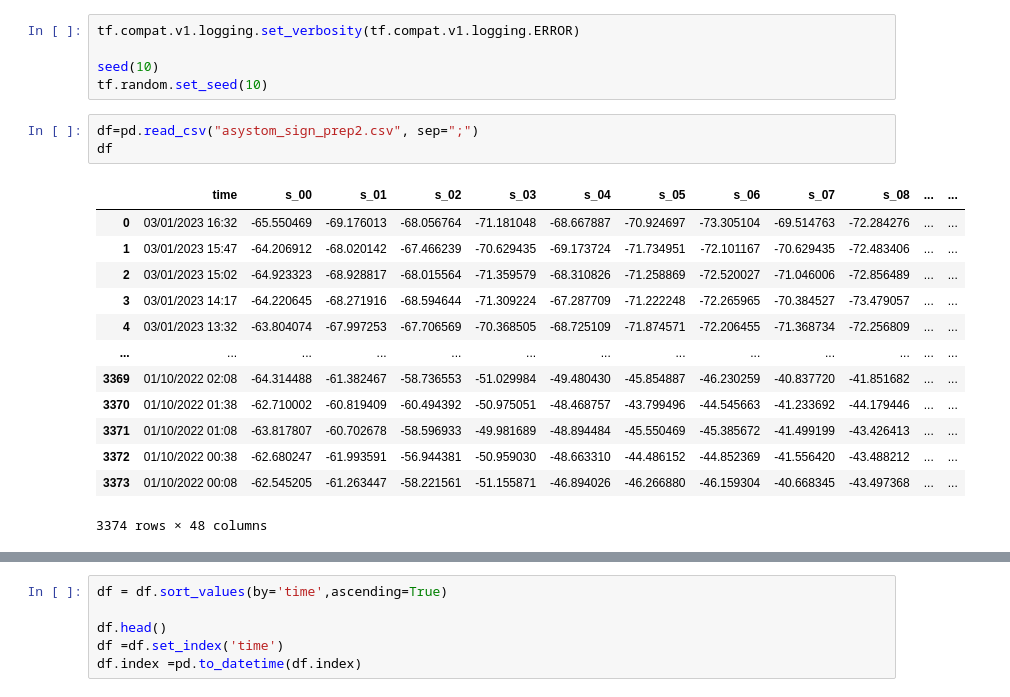
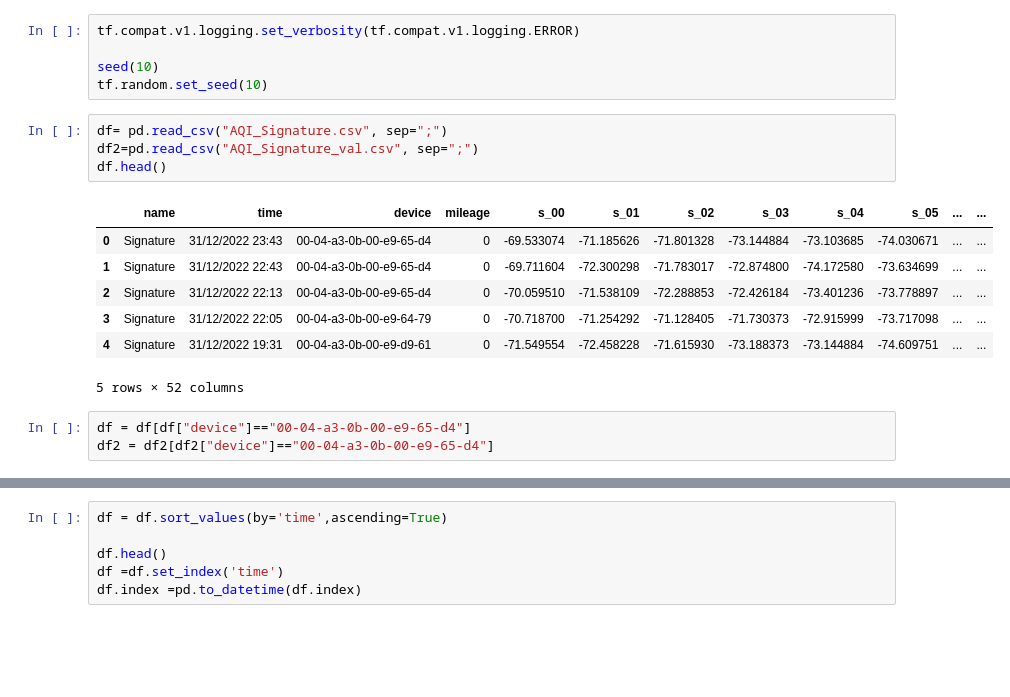
Before and after one commit to GoodAtGoogling/LSTM_beacon, a Jupyter notebook: lstm_jupyter.ipynb, the cells around one changed output, grey strips where cells are left out. Saved outputs shown, nothing was run; the diff lists cells and outputs as text; blank space fills up the shorter version.

```diff
--- a/lstm_jupyter.ipynb
+++ b/lstm_jupyter.ipynb
@@ -22,19 +22,17 @@ tf.compat.v1.logging.set_verbosity(tf.compat.v1.logging.ERROR)
 seed(10)
 tf.random.set_seed(10)
 # %%
-df=pd.read_csv("asystom_sign_prep2.csv", sep=";")
-df
+df= pd.read_csv("AQI_Signature.csv", sep=";")
+df2=pd.read_csv("AQI_Signature_val.csv", sep=";")
+df.head()
 # %% [output]
-|  | time | s_00 | s_01 | s_02 | s_03 | s_04 | s_05 | s_06 | s_07 | s_08 | ... | ... |
-| 0 | 03/01/2023 16:32 | -65.550469 | -69.176013 | -68.056764 | -71.181048 | -68.667887 | -70.924697 | -73.305104 | -69.514763 | -72.284276 | ... | ... |
-| 1 | 03/01/2023 15:47 | -64.206912 | -68.020142 | -67.466239 | -70.629435 | -69.173724 | -71.734951 | -72.101167 | -70.629435 | -72.483406 | ... | ... |
-| 2 | 03/01/2023 15:02 | -64.923323 | -68.928817 | -68.015564 | -71.359579 | -68.310826 | -71.258869 | -72.520027 | -71.046006 | -72.856489 | ... | ... |
-| 3 | 03/01/2023 14:17 | -64.220645 | -68.271916 | -68.594644 | -71.309224 | -67.287709 | -71.222248 | -72.265965 | -70.384527 | -73.479057 | ... | ... |
-| 4 | 03/01/2023 13:32 | -63.804074 | -67.997253 | -67.706569 | -70.368505 | -68.725109 | -71.874571 | -72.206455 | -71.368734 | -72.256809 | ... | ... |
-| ... | ... | ... | ... | ... | ... | ... | ... | ... | ... | ... | ... | ... |
-| 3369 | 01/10/2022 02:08 | -64.314488 | -61.382467 | -58.736553 | -51.029984 | -49.480430 | -45.854887 | -46.230259 | -40.837720 | -41.851682 | ... | ... |
-| 3370 | 01/10/2022 01:38 | -62.710002 | -60.819409 | -60.494392 | -50.975051 | -48.468757 | -43.799496 | -44.545663 | -41.233692 | -44.179446 | ... | ... |
-| 3371 | 01/10/2022 01:08 | -63.817807 | -60.702678 | -58.596933 | -49.981689 | -48.894484 | -45.550469 | -45.385672 | -41.499199 | -43.426413 | ... | ... |
-| 3372 | 01/10/2022 00:38 | -62.680247 | -61.993591 | -56.944381 | -50.959030 | -48.663310 | -44.486152 | -44.852369 | -41.556420 | -43.488212 | ... | ... |
-| 3373 | 01/10/2022 00:08 | -62.545205 | -61.263447 | -58.221561 | -51.155871 | -46.894026 | -46.266880 | -46.159304 | -40.668345 | -43.497368 | ... | ... |
+|  | name | time | device | mileage | s_00 | s_01 | s_02 | s_03 | s_04 | s_05 | ... | ... |
+| 0 | Signature | 31/12/2022 23:43 | 00-04-a3-0b-00-e9-65-d4 | 0 | -69.533074 | -71.185626 | -71.801328 | -73.144884 | -73.103685 | -74.030671 | ... | ... |
+| 1 | Signature | 31/12/2022 22:43 | 00-04-a3-0b-00-e9-65-d4 | 0 | -69.711604 | -72.300298 | -71.783017 | -72.874800 | -74.172580 | -73.634699 | ... | ... |
+| 2 | Signature | 31/12/2022 22:13 | 00-04-a3-0b-00-e9-65-d4 | 0 | -70.059510 | -71.538109 | -72.288853 | -72.426184 | -73.401236 | -73.778897 | ... | ... |
+| 3 | Signature | 31/12/2022 22:05 | 00-04-a3-0b-00-e9-64-79 | 0 | -70.718700 | -71.254292 | -71.128405 | -71.730373 | -72.915999 | -73.717098 | ... | ... |
+| 4 | Signature | 31/12/2022 19:31 | 00-04-a3-0b-00-e9-d9-61 | 0 | -71.549554 | -72.458228 | -71.615930 | -73.188373 | -73.144884 | -74.609751 | ... | ... |
-3374 rows × 48 columns
+5 rows × 52 columns
+# %%
+df = df[df["device"]=="00-04-a3-0b-00-e9-65-d4"]
+df2 = df2[df2["device"]=="00-04-a3-0b-00-e9-65-d4"]
```
Also changed, not shown: parts of 15 cells of this notebook, 11 other files.
